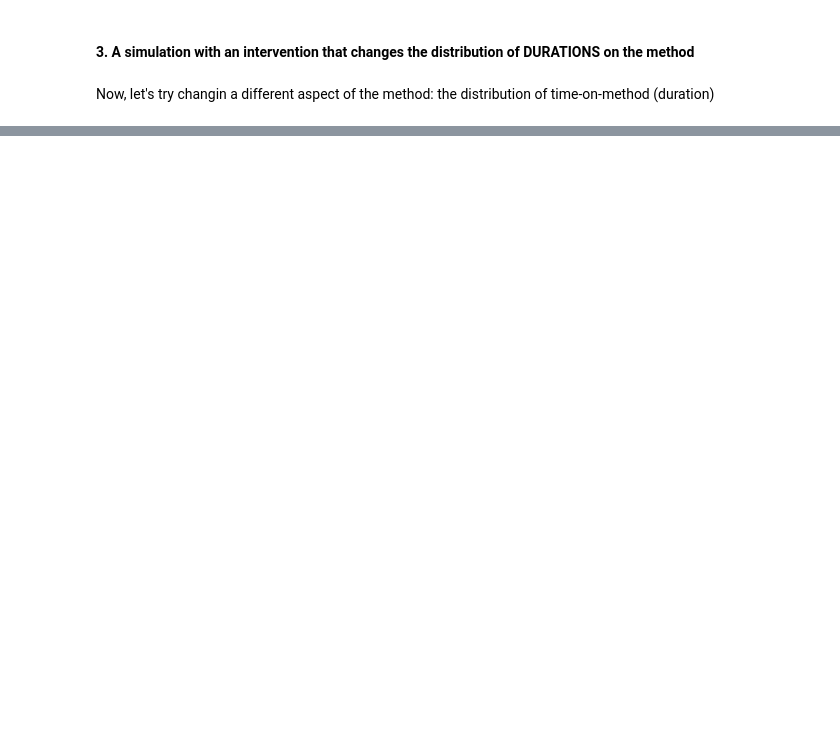
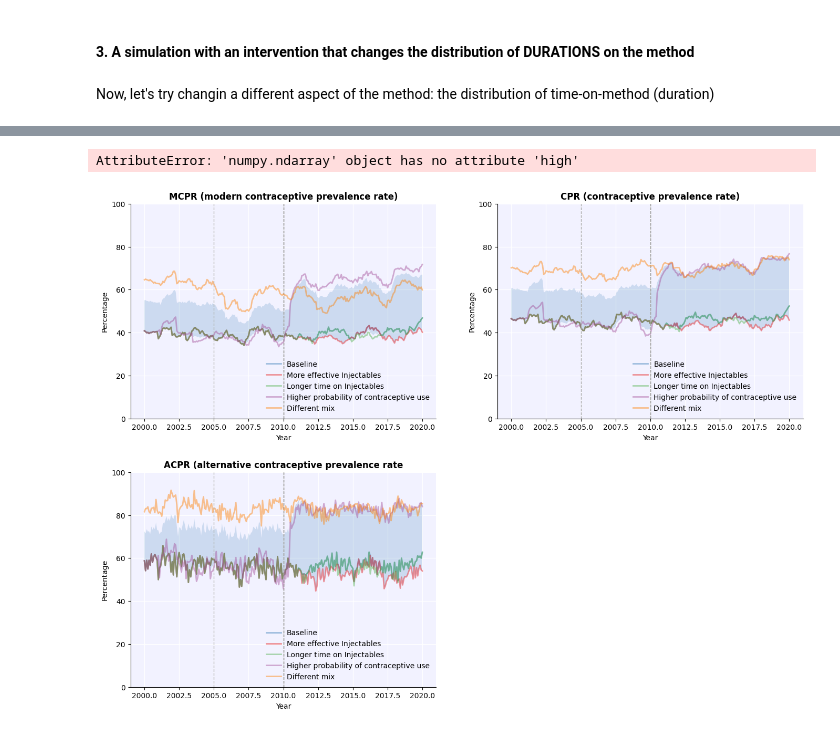
Before and after one commit to fpsim/fpsim, a Jupyter notebook: docs/tutorials/T3_interventions.ipynb, the cells around one changed output, grey strips where cells are left out. Cells and saved outputs as stored; diff of their text form; code cells hidden in the pictures; blank space fills up the shorter version.

Commit message:
#396 T3: update tutorial, add case where we change method mix

```diff
--- a/docs/tutorials/T3_interventions.ipynb
+++ b/docs/tutorials/T3_interventions.ipynb
@@ -74,4 +89,11 @@ s4 = fp.Sim(pars=pars, contraception_module=method_choice,
+# %%
+# The values in method_mix should add up to 1, but if they don't, the intervention update_methods() will take care of that
+change_mix = fp.update_methods(method_mix=[0.25, 0.05, 0.05, 0.0, 0.05, 0.3, 0.1, 0.1, 0.0], year=2005.0)
+
+s5 = fp.Sim(pars=pars, contraception_module=method_choice,
+            interventions=change_mix,
+            label='Different mix')
 # %%
-simlist = sc.autolist([s1, s2, s3, s4])
+simlist = sc.autolist([s1, s2, s3, s4, s5])
 msim = fp.MultiSim(sims=simlist)
 msim.run(serial=True)
@@ -78,2 +135,5 @@ msim.run(serial=True)
 # %%
-msim.plot()
+msim.plot(to_plot='cpr');
+# %% [output]
+AttributeError: 'numpy.ndarray' object has no attribute 'high'
+[figure, added]
```
Also changed, not shown: parts of 5 cells of this notebook.
